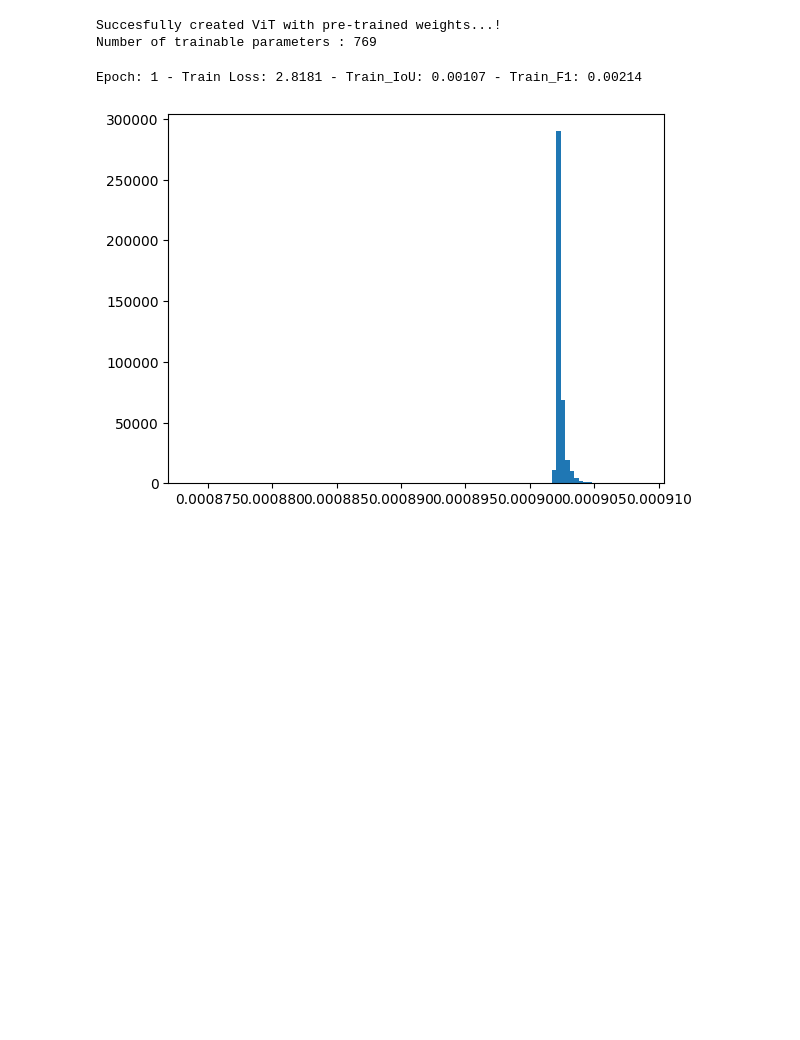
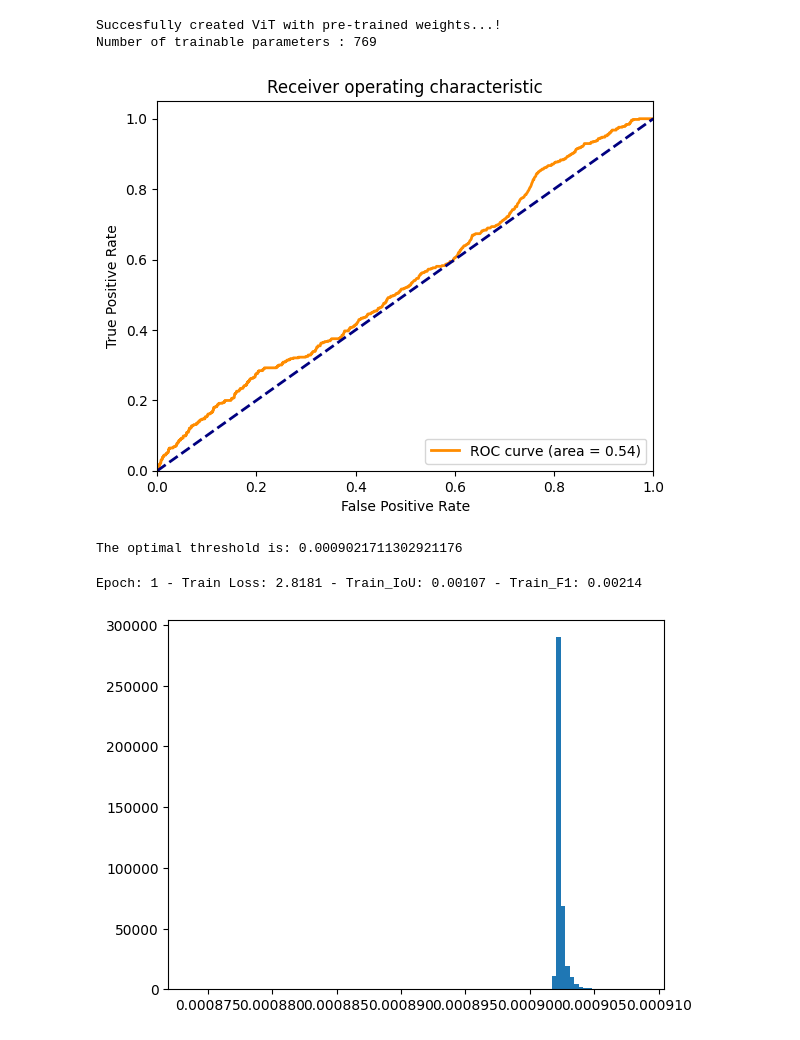
Before and after one commit to dimiz51/Lane-detection-Master-Thesis, a Jupyter notebook: notebooks/segmenter.ipynb, the cells around one changed output. Saved outputs shown, nothing was run; the diff lists cells and outputs as text; code cells hidden in the pictures; blank space fills up the shorter version.

Commit message:
+roc curve

```diff
--- a/notebooks/segmenter.ipynb
+++ b/notebooks/segmenter.ipynb
@@ -125,9 +134,9 @@ def train(model, train_loader, val_loader = None, num_epochs=10, lr=0.01, moment
         else:
             print('Epoch: {} - Train Loss: {:.4f} - Train_IoU: {:.5f} - Train_F1: {:.5f}'.format(epoch+1, train_loss, train_iou, train_f1))
 # %%
-# Segmenter pipeline class (ViT + Masks transformer end-to-end)
+# Segmenter pipeline class (ViT + Masks predictor end-to-end)
 class Segmenter(nn.Module):
-    def __init__(self,encoder, decoder, image_size = (640,640), output_act = nn.Sigmoid()):
+    def __init__(self,encoder, decoder, image_size = (640,640), output_act = nn.Sigmoid(), find_threshold = False):
         super().__init__()
         self.patch_size = encoder.patch_size
         self.encoder = encoder
@@ -135,6 +144,7 @@ class Segmenter(nn.Module):
         self.image_size = image_size
         self.lane_threshold = 0
         self.output_act = output_act
+        self.roc_flag = find_threshold
 
 
     # Forward pass of the pipeline
@@ -157,16 +167,14 @@ class Segmenter(nn.Module):
             class_prob_masks = act(masks)
             predictions = torch.where(class_prob_masks > self.lane_threshold,torch.zeros_like(class_prob_masks),torch.ones_like(class_prob_masks))
             return masks, predictions
-        # Evaluation time
+
+        elif self.roc_flag and not self.training:
+            act = self.output_act
+            class_prob_masks = act(masks)
+            return class_prob_masks
         else:
             act = self.output_act
             class_prob_masks = act(masks)
-            # Flatten the tensor into a 1D array
-            x_flat = class_prob_masks.detach().numpy().flatten()
-
-            # Plot a histogram of the tensor values
-            plt.hist(x_flat, bins=100)
-            plt.show()
             predictions = torch.where(class_prob_masks > self.lane_threshold,torch.zeros_like(class_prob_masks),torch.ones_like(class_prob_masks))
             return predictions
 
@@ -177,6 +185,16 @@ class Segmenter(nn.Module):
     # Load trained model
     def load_segmenter(self,path):
         self.load_state_dict(torch.load(path,map_location=torch.device('cpu')))
+
+# # Flatten the tensor into a 1D array
+# x_flat = class_prob_masks.detach().numpy().flatten()
+# # Plot a histogram of the tensor values
+# plt.hist(x_flat, bins=100)
+# plt.show()
+# %%
+# Create dataloaders and train the model
+train_loader = DataLoader(train_set, batch_size= 2,shuffle= True, drop_last= True)
+validation_loader = DataLoader(validation_set,batch_size= 1, shuffle= True, drop_last= True)
 # %%
 # Create Segmenter model
 encoder = ViT(image_size=640, patch_size=16, num_classes=1, dim=768, depth=12, heads=12,
@@ -184,13 +202,20 @@ encoder = ViT(image_size=640, patch_size=16, num_classes=1, dim=768, depth=12, h
 encoder.freeze_all_but_some([])
 # decoder = MaskTransformer(n_classes= 1)
 decoder = DecoderLinear(n_classes= 1, d_encoder= 768)
-model = Segmenter(encoder, decoder)
+model = Segmenter(encoder, decoder, find_threshold= True)
 print(f'Number of trainable parameters : {model.count_parameters()}')
 
 model.load_segmenter('../models/segmenter.pth')
 # %% [output]
 Succesfully created ViT with pre-trained weights...!
 Number of trainable parameters : 769
+# %%
+pred_probs, gts = utils.get_roc_probs(model,validation_loader)
+# %%
+thres = utils.find_threshold(pred_probs,gts)
+# %% [output]
+[figure, added]
+The optimal threshold is: 0.0009021711302921176
 # %%
 train(model, train_loader,val_loader= None,num_epochs= 1, lane_weight = pos_weight, lr_scheduler= False,lr=0.01)
 # %% [output]
```
Also changed, not shown: parts of 4 cells of this notebook, 2 other files.
